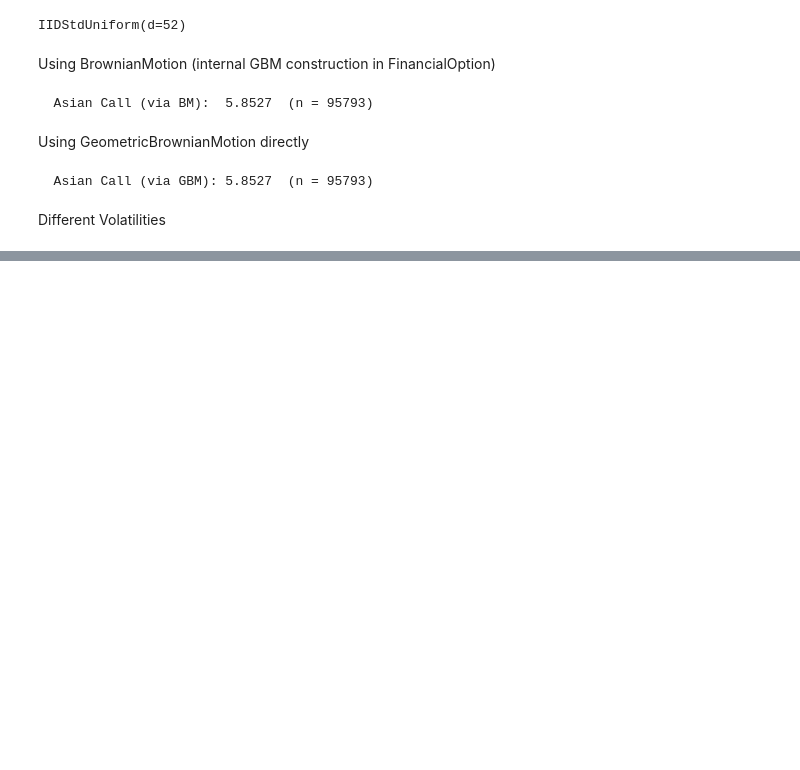
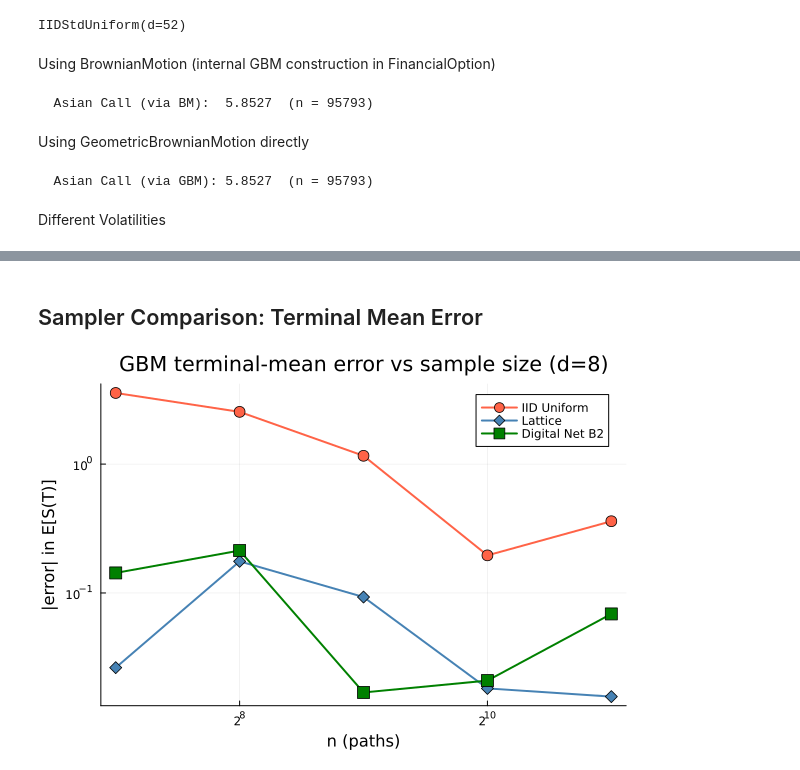
Before and after one commit to QMCSoftware/QMC.jl, a Jupyter notebook: demos/gbm_demo.ipynb, the cells around one changed output, grey strips where cells are left out. Drawn from its saved outputs; the diff is of its cells as text; code cells hidden in the pictures; blank space fills up the shorter version.

```diff
--- a/demos/gbm_demo.ipynb
+++ b/demos/gbm_demo.ipynb
@@ -177,3 +198,30 @@ European Call Prices for Different Volatilities
 
 ============================================================
 GBM demo completed!
+# %% [markdown]
+## Sampler Comparison: Terminal Mean Error
+# %%
+if HAVE_PLOTS
+    d_cmp = 8
+    ns_cmp = 2 .^ (7:11)
+    exact_T = S0 * exp(γ * 1.0)
+    function gbm_mae(dd)
+        tm = GeometricBrownianMotion(dd; t_final=1.0, initial_value=S0, drift=γ, diffusion=σ2)
+        x = transform(tm, gen_samples(dd, ns_cmp[end]))
+        [abs(mean(x[1:n, end]) - exact_T) for n in ns_cmp]
+    end
+    iid_err = gbm_mae(IIDStdUniform(d_cmp; seed=7))
+    lat_err = gbm_mae(Lattice(d_cmp; seed=7))
+    net_err = gbm_mae(DigitalNetB2(d_cmp; seed=7, graycode=false))
+
+    p = plot(ns_cmp, iid_err;
+        xscale=:log2, yscale=:log10,
+        marker=:circle, lw=2, ms=6, color=:tomato, label="IID Uniform",
+        xlabel="n (paths)", ylabel="|error| in E[S(T)]",
+        title="GBM terminal-mean error vs sample size (d=$d_cmp)")
+    plot!(ns_cmp, lat_err; marker=:diamond, lw=2, ms=6, color=:steelblue, label="Lattice")
+    plot!(ns_cmp, net_err; marker=:square,  lw=2, ms=6, color=:green, label="Digital Net B2")
+    display(p)
+end
+# %% [output]
+[figure, added]
```
Also changed, not shown: parts of 6 cells of this notebook, 6 other files.
